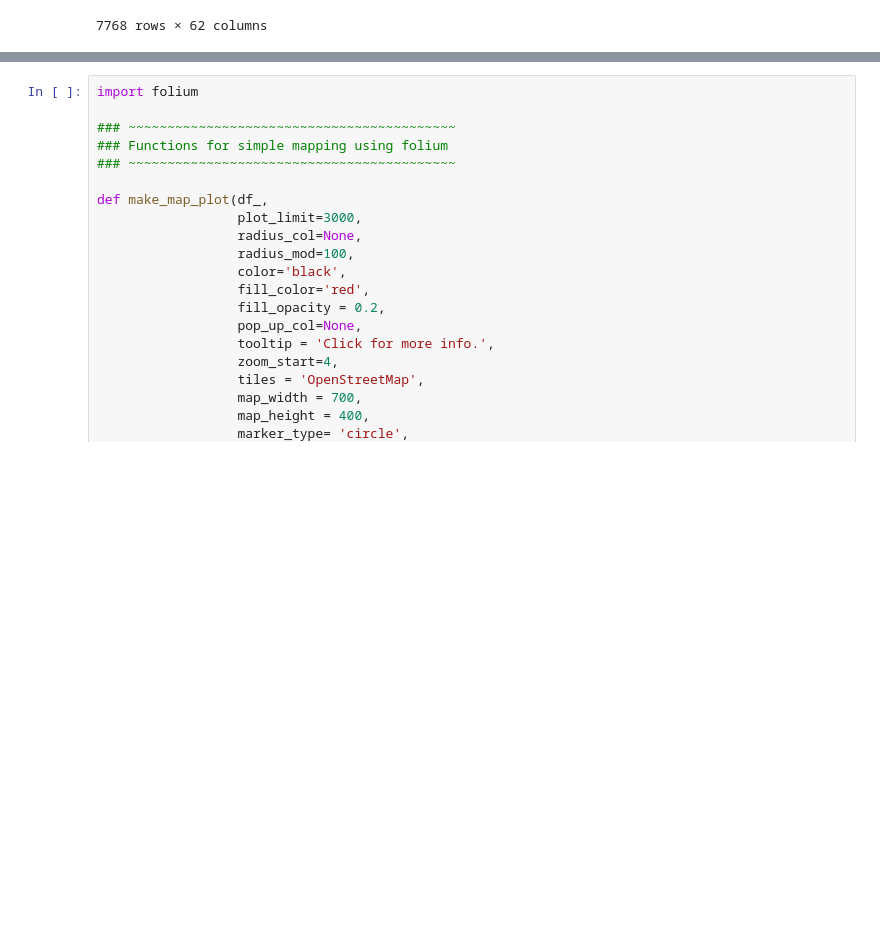
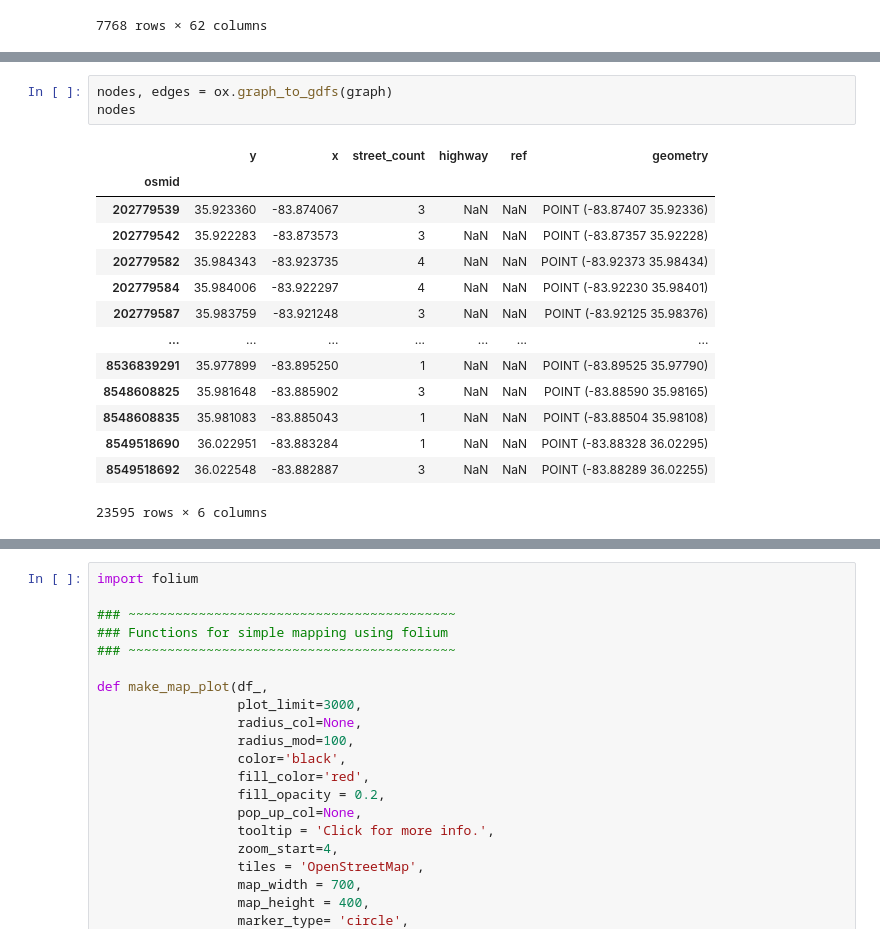
Before and after one commit to jimmy-feng/hagerstrand, a Jupyter notebook: docs/notebooks/SafeGraph-Copy1.ipynb, the cells around one changed output, grey strips where cells are left out. Saved outputs shown, nothing was run; the diff lists cells and outputs as text; blank space fills up the shorter version.

```diff
--- a/docs/notebooks/SafeGraph-Copy1.ipynb
+++ b/docs/notebooks/SafeGraph-Copy1.ipynb
@@ -175,0 +196,18 @@ AttributeError: 'ExtendedDataFrame' object has no attribute 'nodes'
+# %%
+nodes, edges = ox.graph_to_gdfs(graph)
+nodes
+# %% [output]
+|  | y | x | street_count | highway | ref | geometry |
+| osmid |  |  |  |  |  |  |
+| 202779539 | 35.923360 | -83.874067 | 3 | NaN | NaN | POINT (-83.87407 35.92336) |
+| 202779542 | 35.922283 | -83.873573 | 3 | NaN | NaN | POINT (-83.87357 35.92228) |
+| 202779582 | 35.984343 | -83.923735 | 4 | NaN | NaN | POINT (-83.92373 35.98434) |
+| 202779584 | 35.984006 | -83.922297 | 4 | NaN | NaN | POINT (-83.92230 35.98401) |
+| 202779587 | 35.983759 | -83.921248 | 3 | NaN | NaN | POINT (-83.92125 35.98376) |
+| ... | ... | ... | ... | ... | ... | ... |
+| 8536839291 | 35.977899 | -83.895250 | 1 | NaN | NaN | POINT (-83.89525 35.97790) |
+| 8548608825 | 35.981648 | -83.885902 | 3 | NaN | NaN | POINT (-83.88590 35.98165) |
+| 8548608835 | 35.981083 | -83.885043 | 1 | NaN | NaN | POINT (-83.88504 35.98108) |
+| 8549518690 | 36.022951 | -83.883284 | 1 | NaN | NaN | POINT (-83.88328 36.02295) |
+| 8549518692 | 36.022548 | -83.882887 | 3 | NaN | NaN | POINT (-83.88289 36.02255) |
+23595 rows × 6 columns
```
Also changed, not shown: parts of 14 cells of this notebook, 6 other files.
